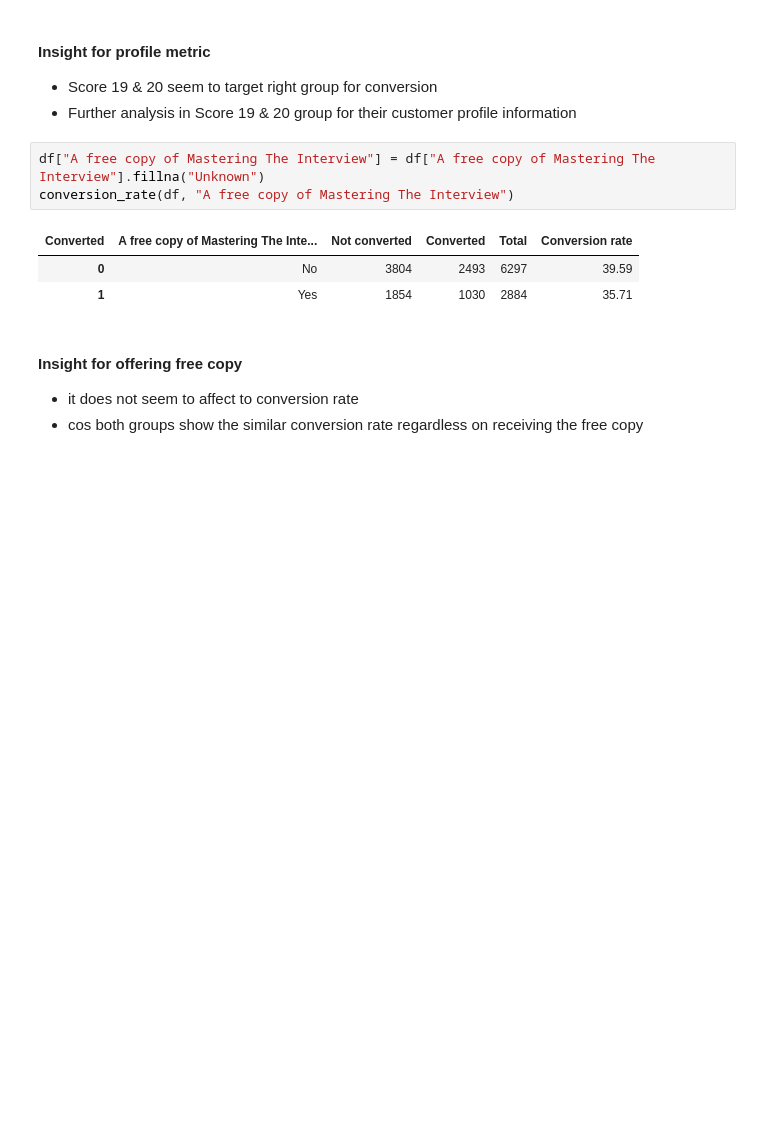
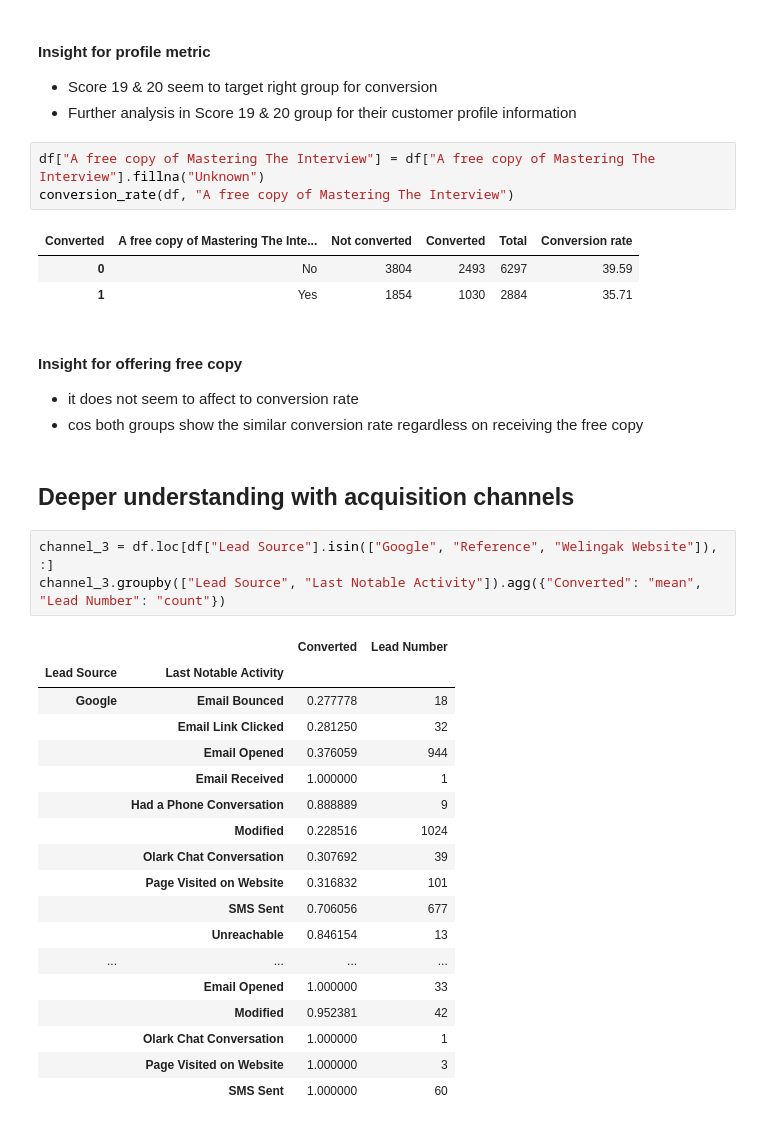
Before and after one commit to hyunjun33/Funnel_Analysis, a Jupyter notebook: Acquisition Analysis.ipynb, the cells around one changed output. Cells and saved outputs as stored; diff of their text form; blank space fills up the shorter version.

```diff
--- a/Acquisition Analysis.ipynb
+++ b/Acquisition Analysis.ipynb
@@ -685,3 +685,27 @@ conversion_rate(df, "A free copy of Mastering The Interview")
 #### Insight for offering free copy
 - it does not seem to affect to conversion rate
 - cos both groups show the similar conversion rate regardless on receiving the free copy
+# %% [markdown]
+## Deeper understanding with acquisition channels
+# %%
+channel_3 = df.loc[df["Lead Source"].isin(["Google", "Reference", "Welingak Website"]), :]
+channel_3.groupby(["Lead Source", "Last Notable Activity"]).agg({"Converted": "mean", "Lead Number": "count"})
+# %% [output]
+|  |  | Converted | Lead Number |
+| Lead Source | Last Notable Activity |  |  |
+| Google | Email Bounced | 0.277778 | 18 |
+|  | Email Link Clicked | 0.281250 | 32 |
+|  | Email Opened | 0.376059 | 944 |
+|  | Email Received | 1.000000 | 1 |
+|  | Had a Phone Conversation | 0.888889 | 9 |
+|  | Modified | 0.228516 | 1024 |
+|  | Olark Chat Conversation | 0.307692 | 39 |
+|  | Page Visited on Website | 0.316832 | 101 |
+|  | SMS Sent | 0.706056 | 677 |
+|  | Unreachable | 0.846154 | 13 |
+| ... | ... | ... | ... |
+|  | Email Opened | 1.000000 | 33 |
+|  | Modified | 0.952381 | 42 |
+|  | Olark Chat Conversation | 1.000000 | 1 |
+|  | Page Visited on Website | 1.000000 | 3 |
+|  | SMS Sent | 1.000000 | 60 |
```
Also changed, not shown: parts of 6 cells of this notebook.
